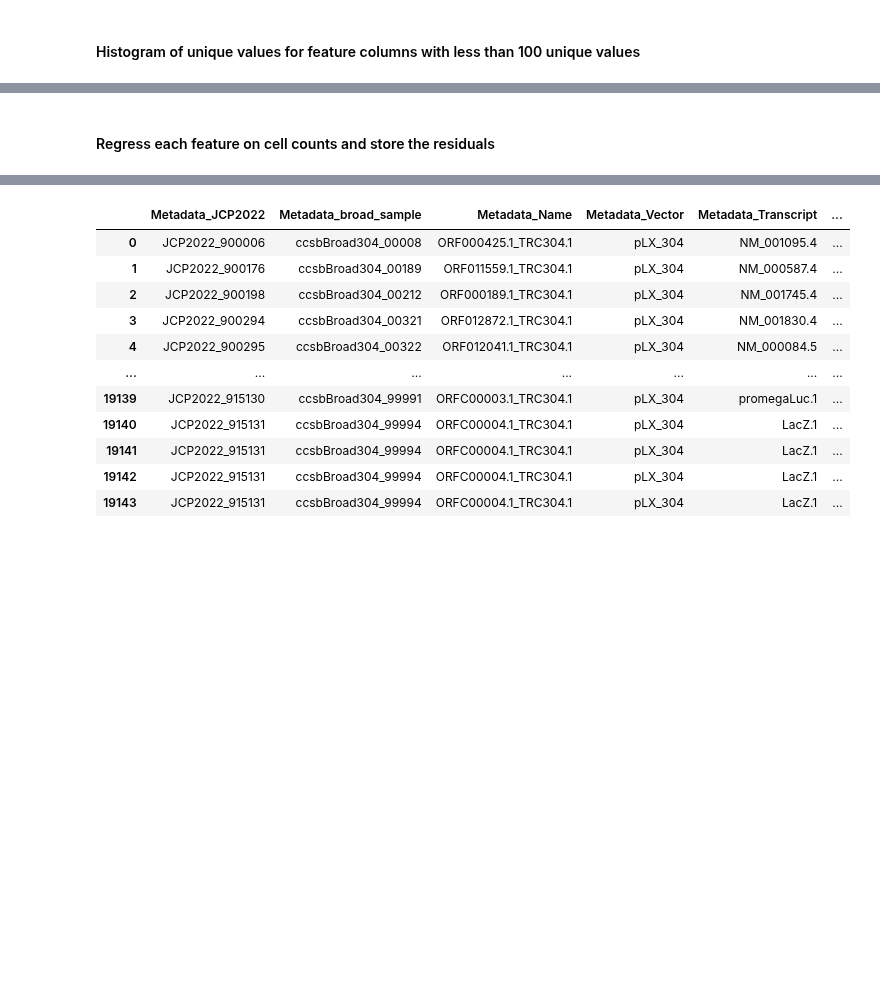
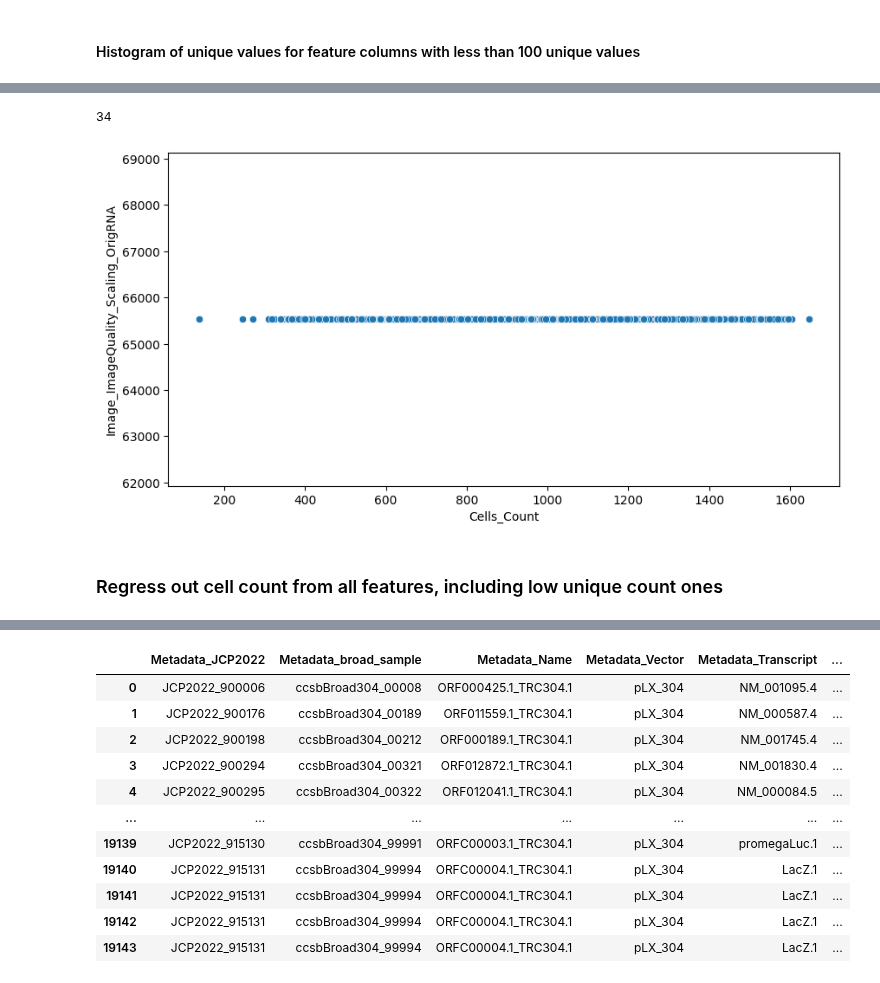
Before and after one commit to broadinstitute/position-effect-correction, a Jupyter notebook: 3.correct/5_regress_out_cell_counts.ipynb, the cells around one changed output, grey strips where cells are left out. Saved outputs shown, nothing was run; the diff lists cells and outputs as text; code cells hidden in the pictures; blank space fills up the shorter version.

Commit message:
plot post-correction correlations of constant featrues vs CC

```diff
--- a/3.correct/5_regress_out_cell_counts.ipynb
+++ b/3.correct/5_regress_out_cell_counts.ipynb
@@ -90,2 +94,19 @@ plt.show()
-# %% [markdown]
-#### Regress each feature on cell counts and store the residuals
+# %%
+# get features with low number of unique values
+low_unique_features = num_unique[num_unique < 2].index.to_list()
+len(low_unique_features)
+# %% [output]
+34
+# %%
+# plot correlation between cell count and a one unique feature
+plt.figure(figsize=(10, 5))
+sns.scatterplot(
+    data=ann_profiles,
+    x="Cells_Count",
+    y=ann_profiles["Image_ImageQuality_Scaling_OrigRNA"],
+    )
+plt.show()
+# %% [output]
+[figure, added]
+# %% [markdown]
+### Regress out cell count from all features, including low unique count ones
```
Also changed, not shown: parts of 9 cells of this notebook, 2 other files.
